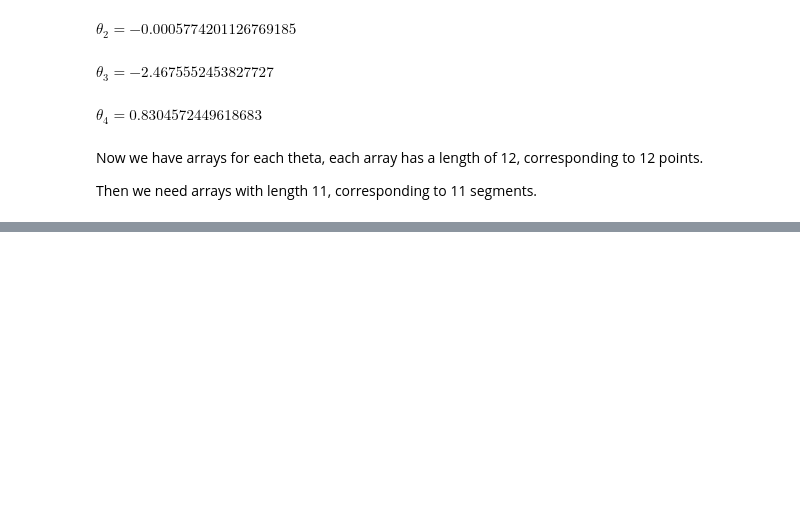
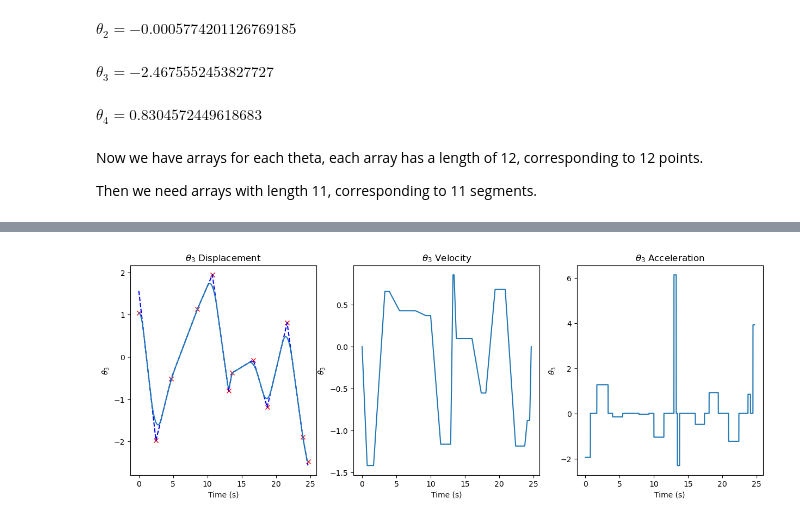
Before and after one commit to sunfanyi/robot-arm-analysis, a Jupyter notebook: trajectory_planning.ipynb, the cells around one changed output, grey strips where cells are left out. Cells and saved outputs as stored; diff of their text form; code cells hidden in the pictures; blank space fills up the shorter version.

```diff
--- a/trajectory_planning.ipynb
+++ b/trajectory_planning.ipynb
@@ -371,0 +378,4 @@ V_vals [-2.35282689 -8.27344727  2.09064758  0.26474162  6.90298444  3.22087546
+# %%
+plot_trajectory(theta3_points, tf, a_vals_theta3, V_vals_theta3, b_blends_theta3, t_linears_theta3, '$\\theta_3$')
+# %% [output]
+[figure, added]
```
Also changed, not shown: parts of 9 cells of this notebook.
